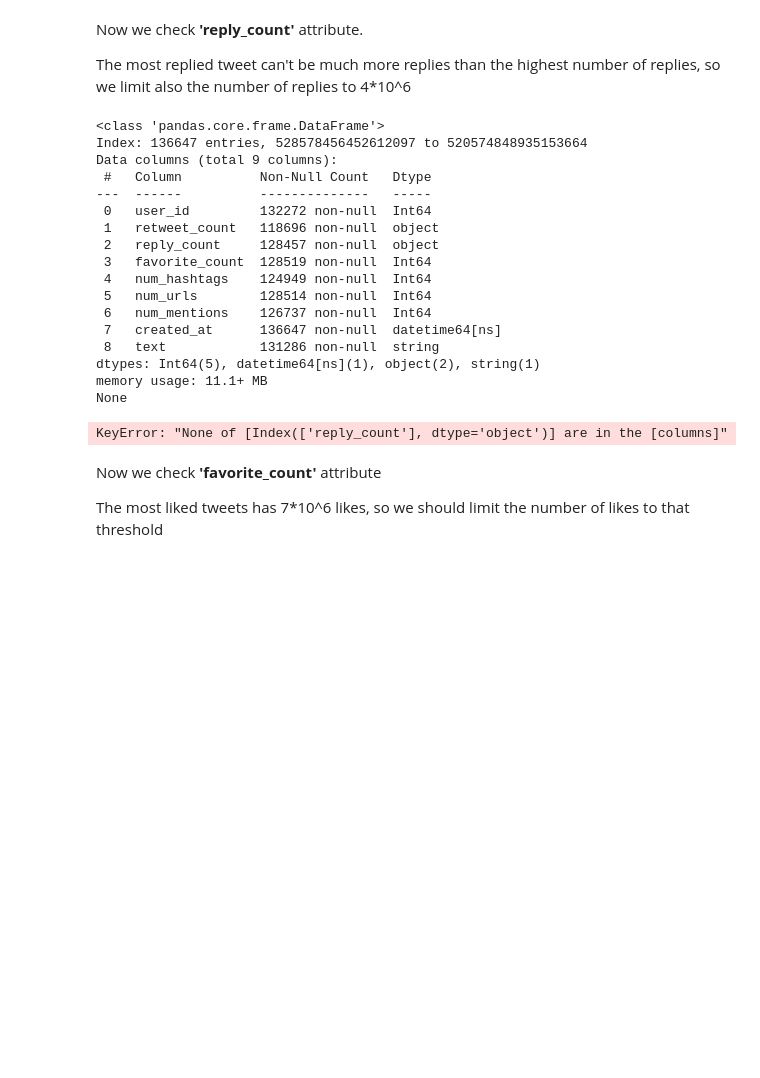
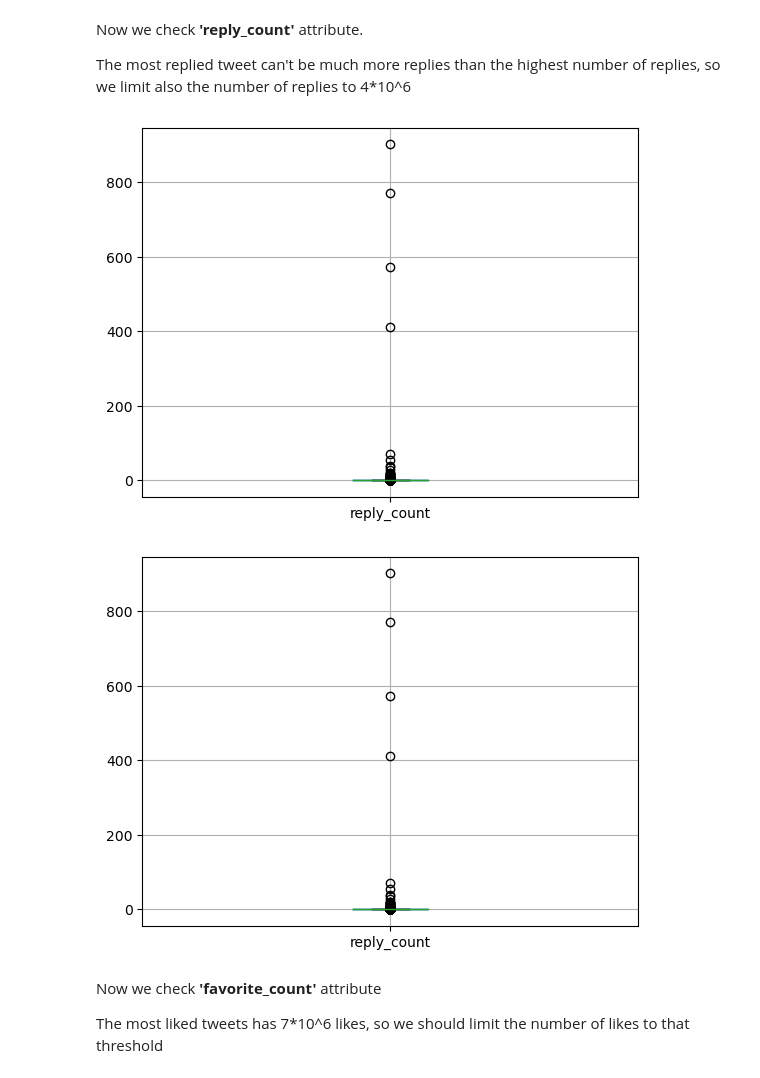
Before and after one commit to alessandrocubic/Unipi-Data-Mining-project-AY-22-23, a Jupyter notebook: data_understanding_ordered.ipynb, the cells around one changed output. Cells and saved outputs as stored; diff of their text form; code cells hidden in the pictures; blank space fills up the shorter version.

```diff
--- a/data_understanding_ordered.ipynb
+++ b/data_understanding_ordered.ipynb
@@ -362,14 +364,10 @@ plt.show()
 # %% [output]
 [figure]
 # %%
-max_retweets = 4*10^6
+max_retweets = 4*(10**6)
 df_tweets_sample.retweet_count = df_tweets_sample.retweet_count.apply(
-    # IN TUTTI QUESTI DA AGGIUNGERE CHECK X<0 E X NOT NAN
-    lambda x:x if not pd.isna(x) and x < max_retweets and x >= 0 else pd.NA)
-
-#IL LAMBDA CAMBIA IL TIPO: DA INT64 A OBJECT!!!
-#PER QUESTO IL BOXPLOT NON VA
-#PROBABILMENTE VA FATTA LA APPLY SPECIFICANDO axis=1 COME IN MANAGE NAN (?)
+    lambda x: x if not pd.isna(x) and x < max_retweets and x >= 0 else pd.NA)
+df_tweets_sample.retweet_count = df_tweets_sample.retweet_count.astype("Int64")
 
 # Then we display the boxplot
 df_tweets_sample.boxplot(column="retweet_count")
@@ -381,36 +379,22 @@ KeyError: "None of [Index(['retweet_count'], dtype='object')] are in the [column
 Now we check **'reply_count'** attribute.
 
 The most replied tweet can't be much more replies than the highest number of replies, so we limit also the number of replies to 4*10^6
+# %%
+df_tweets_sample.boxplot(column="reply_count")
+plt.show()
+# %% [output]
+[figure, added]
 # %%
-max_replies = 4*10^6
+max_replies = 4*(10**6)
 df_tweets_sample.reply_count = df_tweets_sample.reply_count.apply(
     lambda x: x if not pd.isna(x) and x < max_replies and x >= 0 else x)
-
-print(df_tweets_sample.info())
+df_tweets_sample.reply_count = df_tweets_sample.reply_count.astype("Int64")
 
 # Then we display the boxplot
 df_tweets_sample.boxplot(column="reply_count")
-plt.yscale('log')
 plt.show()
 # %% [output]
-<class 'pandas.core.frame.DataFrame'>
-Index: 136647 entries, 528578456452612097 to 520574848935153664
-Data columns (total 9 columns):
- #   Column          Non-Null Count   Dtype
----  ------          --------------   -----
- 0   user_id         132272 non-null  Int64
- 1   retweet_count   118696 non-null  object
- 2   reply_count     128457 non-null  object
- 3   favorite_count  128519 non-null  Int64
- 4   num_hashtags    124949 non-null  Int64
- 5   num_urls        128514 non-null  Int64
- 6   num_mentions    126737 non-null  Int64
- 7   created_at      136647 non-null  datetime64[ns]
- 8   text            131286 non-null  string
-dtypes: Int64(5), datetime64[ns](1), object(2), string(1)
-memory usage: 11.1+ MB
-None
-KeyError: "None of [Index(['reply_count'], dtype='object')] are in the [columns]"
+[figure, added]
 # %% [markdown]
 Now we check **'favorite_count'** attribute
 
```
Also changed, not shown: parts of 21 cells of this notebook.
